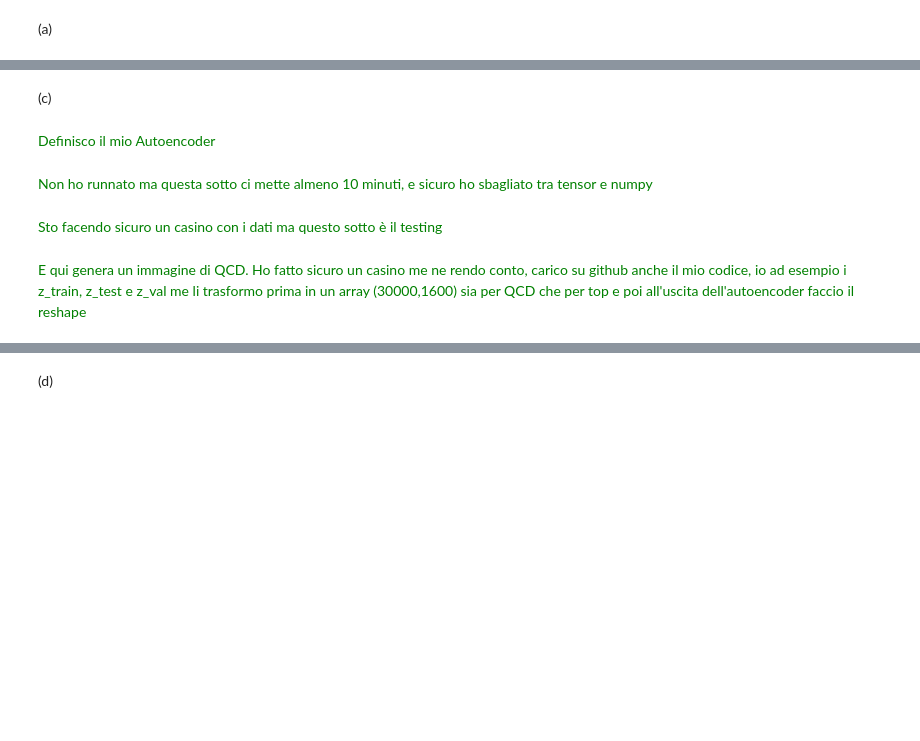
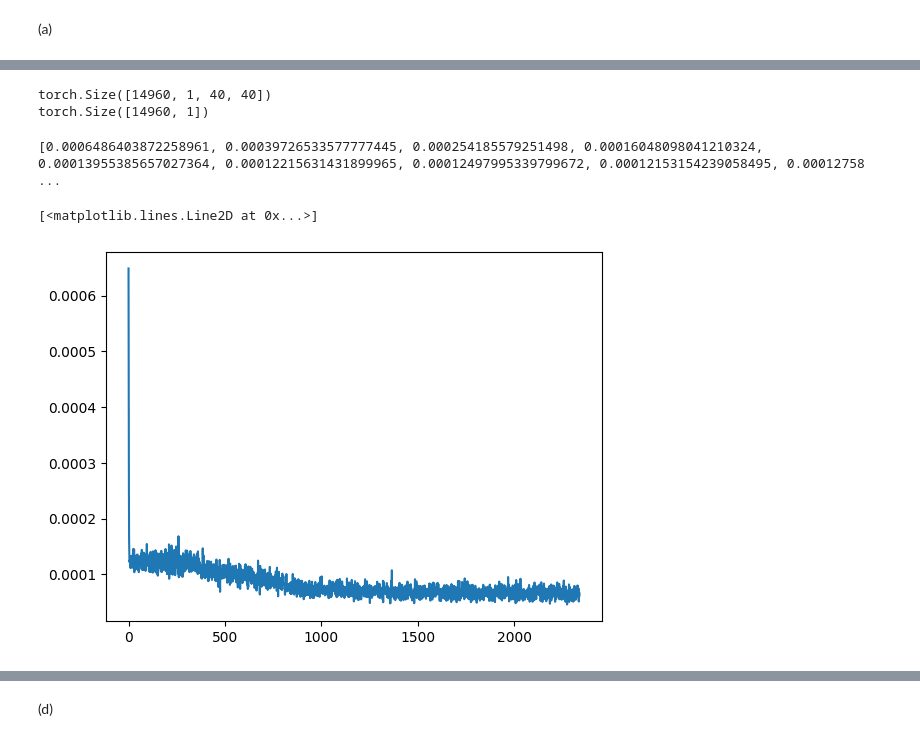
Before and after one commit to S3gmentati0nFault/autoencoders, a Jupyter notebook: sheet08.ipynb, the cells around one changed output, grey strips where cells are left out. Saved outputs shown, nothing was run; the diff lists cells and outputs as text; code cells hidden in the pictures; blank space fills up the shorter version.

Commit message:
Rimossa la copia del codice, corretti i primi 3 punti dell'esercizio

```diff
--- a/sheet08.ipynb
+++ b/sheet08.ipynb
@@ -237,6 +238,18 @@ def constit_to_img( jets, n_constit, norm, rotate, flip ):
     z_out = z_new.reshape( (z_new.shape[0],-1) ).reshape(-1, 1, 40,40)
 
     return z_out
+# %%
+class dataset_manipulator( torch.utils.data.Dataset ):
+
+    def __init__( self, imgs, labels ):
+        self.imgs = imgs
+        self.labels = labels
+
+    def __len__(self):
+        return len(self.labels)
+
+    def __getitem__(self, idx):
+        return self.imgs[idx], self.labels[idx]
 # %%
 z_train = constit_to_img( X_train, 50, True, True, True )
 z_val = constit_to_img( X_val, 50, True, True, True )
@@ -446,15 +327,40 @@ Starting epoch 3
-# %% [markdown]
-(c)
-# %% [markdown]
-<span style="color:green"> Definisco il mio Autoencoder
-</span>
+# %%
+def train_autoencoder( model, dataloader, epochs = 10, learning_rate = 0.001 ):
+    loss_function = nn.MSELoss()
+    optimizer = torch.optim.Adam( model.parameters(), lr = learning_rate )
+    losses = []
+
+    for i in tqdm( range( epochs ) ):
+        for x, y in dataloader:
+            optimizer.zero_grad()
+            outputs = model(x)
+            reshaped_outputs = ( outputs.reshape( x.shape ) )
+            loss = loss_function( reshaped_outputs, x )
+            loss.backward()
+            optimizer.step()
+            losses.append( loss.item() )
+
+    print(losses)
+    return losses
 # %%
 # TODO: Train autoencoder on QCD jets
 # Choose the bottleneck dimension between 5 and 20
-qcd_jets = z_train[ np.where(y_train==0) ]
-qcd_jets_tensor = torch.tensor(qcd_jets.astype(np.float32))
+qcd_train = z_train[ np.where( y_train == 0 ) ]
+qcd_train_tensor = torch.tensor( qcd_train.astype( np.float32 ) )
+print(qcd_train_tensor.shape)
 
-model = AUTOENCODER(1600,15,1600,2)
+qcd_train_labels = y_train[ np.where( y_train == 0 ) ]
+qcd_train_labels = torch.Tensor( qcd_train_labels.astype( np.float32 ) ).unsqueeze( -1 )
+print(qcd_train_labels.shape)
+
+train_dataset = dataset_manipulator( qcd_train_tensor, qcd_train_labels )
+trn_dataloader = torch.utils.data.DataLoader( train_dataset, batch_size=64, shuffle=True )
+
+model = Autoencoder()
+losses = train_autoencoder( model, trn_dataloader )
+# %% [output]
+torch.Size([14960, 1, 40, 40])
+torch.Size([14960, 1])
+[0.0006486403872258961, 0.00039726533577777445, 0.000254185579251498, 0.00016048098041210324, 0.00013955385657027364, 0.00012215631431899965, 0.00012497995339799672, 0.00012153154239058495, 0.00012758 ...
+[<matplotlib.lines.Line2D at 0x...>]
+[figure, added]
-# %% [markdown]
-<span style="color:green">Non ho runnato ma questa sotto ci mette almeno 10 minuti, e sicuro ho sbagliato tra tensor e numpy
-</span>
@@ -463,3 +366,0 @@ train_autoencoder(model,qcd_jets)
-# %% [markdown]
-<span style="color:green">Sto facendo sicuro un casino con i dati ma questo sotto è il testing
-</span>
@@ -476,3 +366,0 @@ error
-# %% [markdown]
-<span style="color:green">E qui genera un immagine di QCD. Ho fatto sicuro un casino me ne rendo conto, carico su github anche il mio codice, io ad esempio i z_train, z_test e z_val me li trasformo prima in un array (30000,1600) sia per QCD che per top e poi all'uscita dell'autoencoder faccio il reshape
-</span>
```
Also changed, not shown: parts of 18 cells of this notebook, 1 other file.
